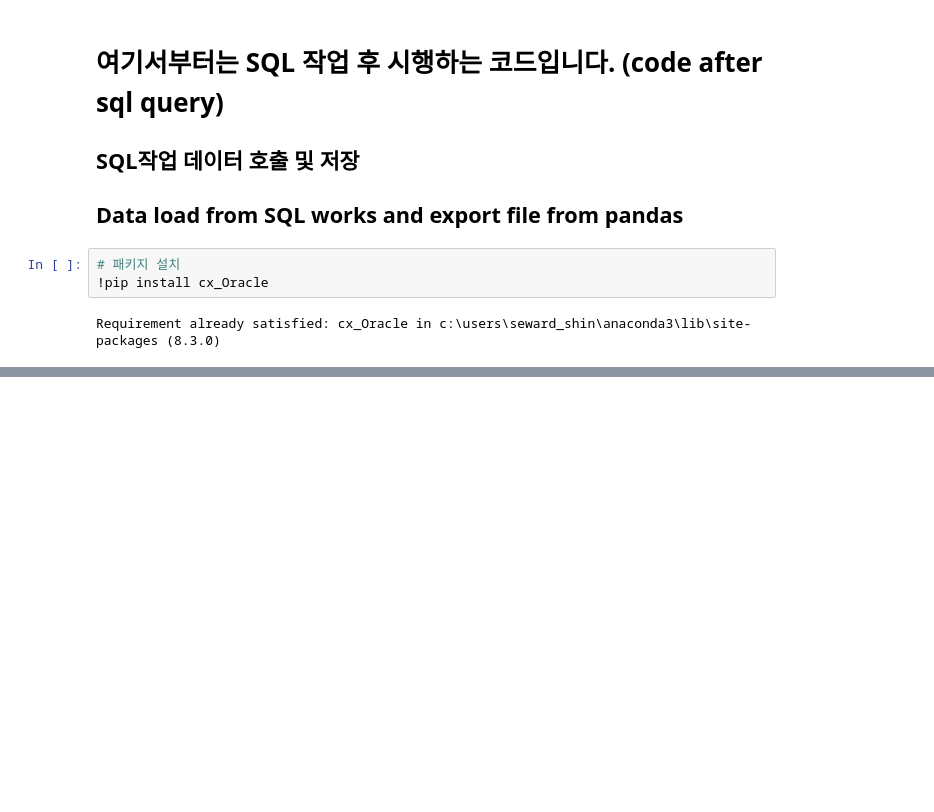
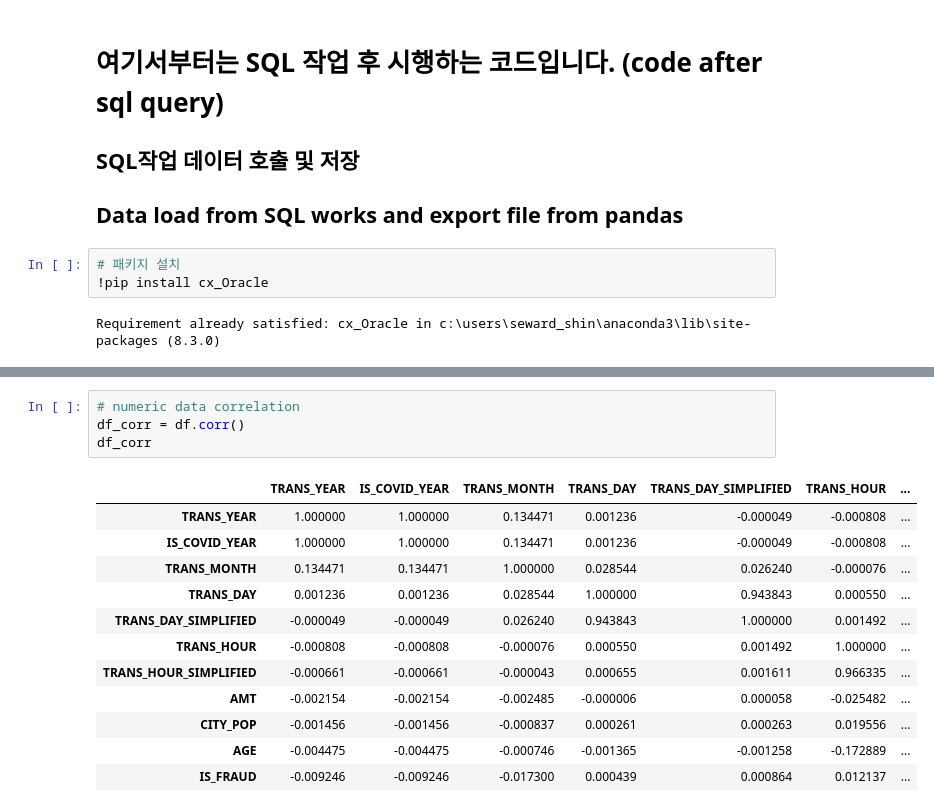
Before and after one commit to skmanzg/FraudDectectionProject2023, a Jupyter notebook: Data_Wrangling_part1.ipynb, the cells around one changed output, grey strips where cells are left out. Cells and saved outputs as stored; diff of their text form; blank space fills up the shorter version.

```diff
--- a/Data_Wrangling_part1.ipynb
+++ b/Data_Wrangling_part1.ipynb
@@ -259 +287,18 @@ memory usage: 79.6+ MB
+# %%
+# numeric data correlation
+df_corr = df.corr()
+df_corr
+# %% [output]
+|  | TRANS_YEAR | IS_COVID_YEAR | TRANS_MONTH | TRANS_DAY | TRANS_DAY_SIMPLIFIED | TRANS_HOUR | ... |
+| TRANS_YEAR | 1.000000 | 1.000000 | 0.134471 | 0.001236 | -0.000049 | -0.000808 | ... |
+| IS_COVID_YEAR | 1.000000 | 1.000000 | 0.134471 | 0.001236 | -0.000049 | -0.000808 | ... |
+| TRANS_MONTH | 0.134471 | 0.134471 | 1.000000 | 0.028544 | 0.026240 | -0.000076 | ... |
+| TRANS_DAY | 0.001236 | 0.001236 | 0.028544 | 1.000000 | 0.943843 | 0.000550 | ... |
+| TRANS_DAY_SIMPLIFIED | -0.000049 | -0.000049 | 0.026240 | 0.943843 | 1.000000 | 0.001492 | ... |
+| TRANS_HOUR | -0.000808 | -0.000808 | -0.000076 | 0.000550 | 0.001492 | 1.000000 | ... |
+| TRANS_HOUR_SIMPLIFIED | -0.000661 | -0.000661 | -0.000043 | 0.000655 | 0.001611 | 0.966335 | ... |
+| AMT | -0.002154 | -0.002154 | -0.002485 | -0.000006 | 0.000058 | -0.025482 | ... |
+| CITY_POP | -0.001456 | -0.001456 | -0.000837 | 0.000261 | 0.000263 | 0.019556 | ... |
+| AGE | -0.004475 | -0.004475 | -0.000746 | -0.001365 | -0.001258 | -0.172889 | ... |
+| IS_FRAUD | -0.009246 | -0.009246 | -0.017300 | 0.000439 | 0.000864 | 0.012137 | ... |
 # %%
```
Also changed, not shown: parts of 12 cells of this notebook.
